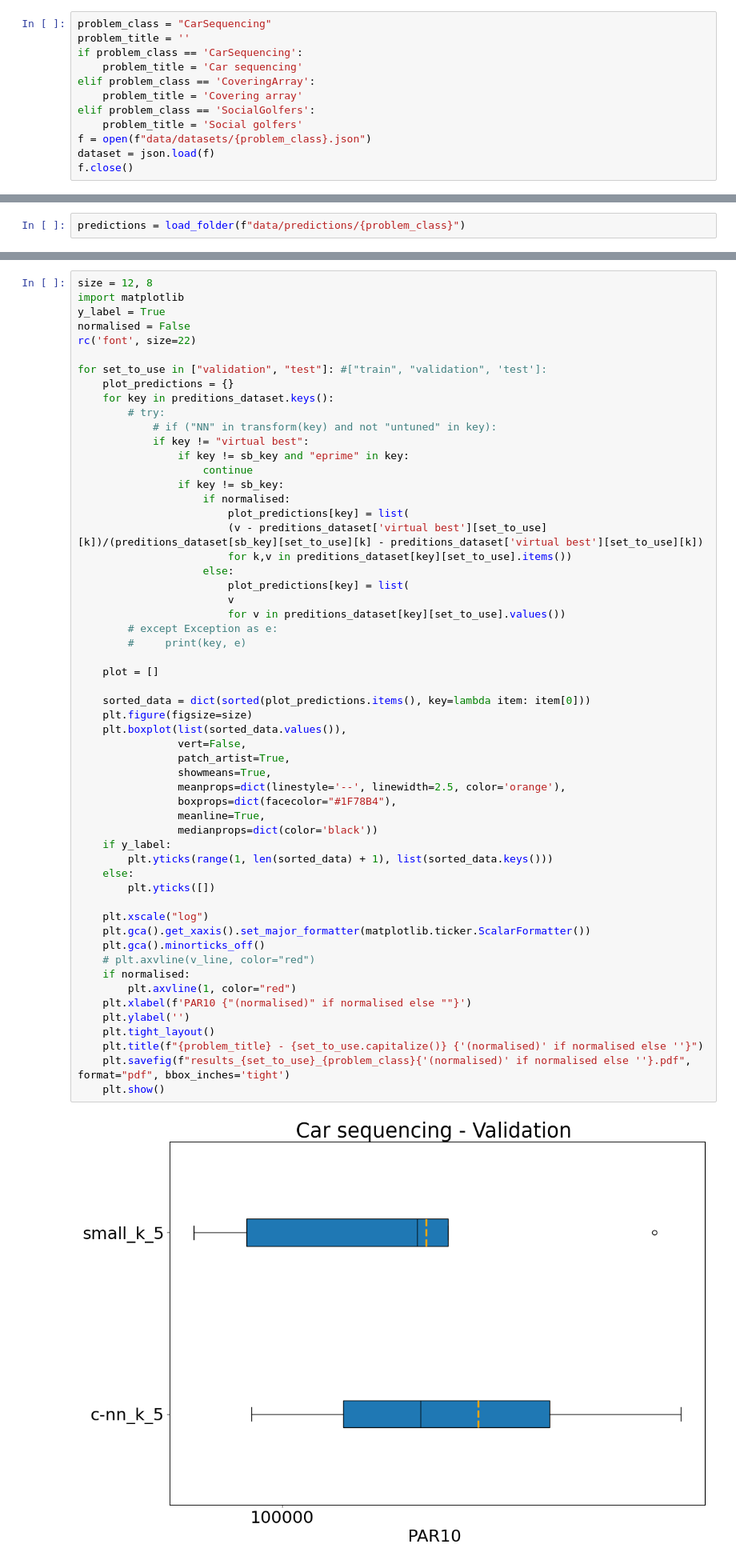
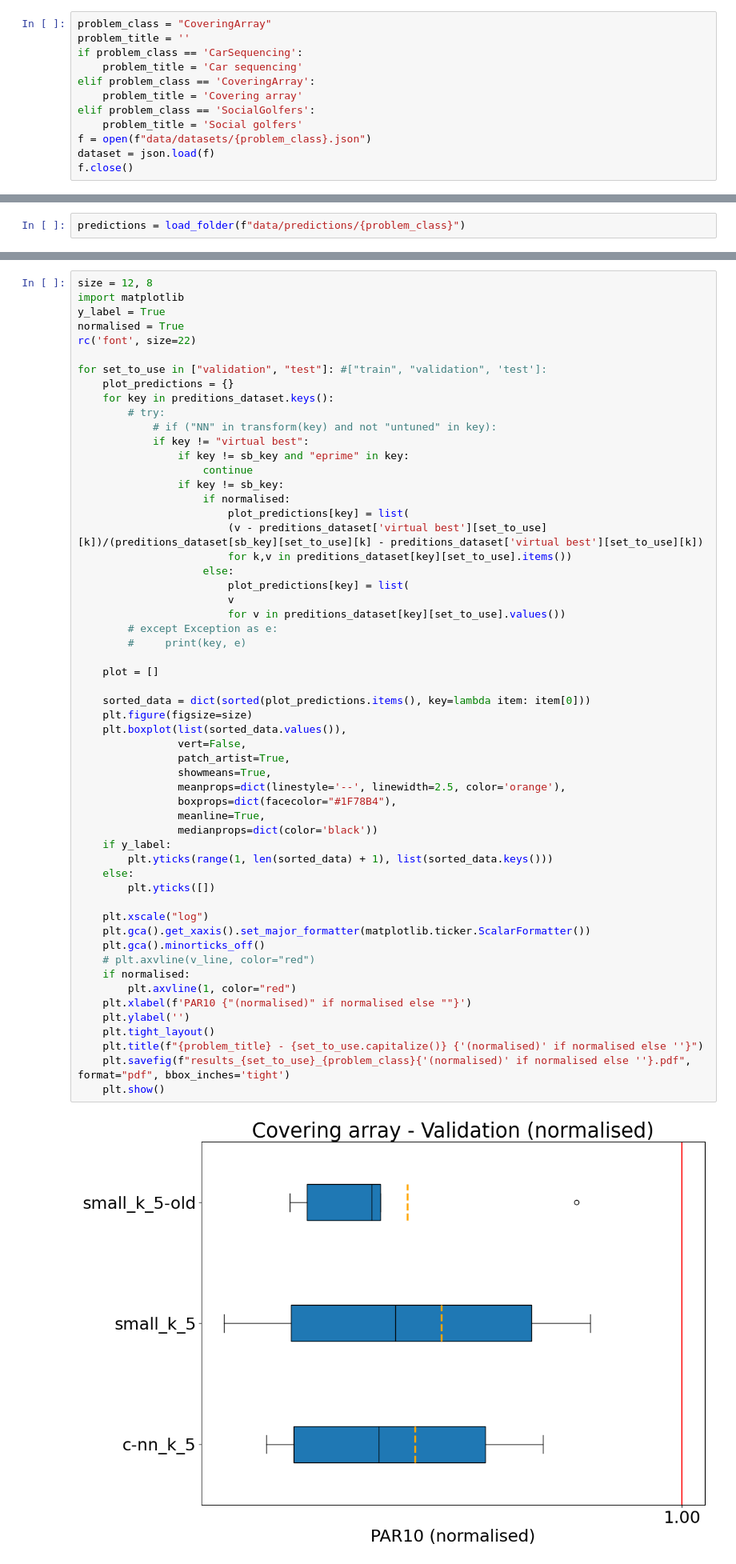
Before and after one commit to SeppiaBrilla/EFE_journal, a Jupyter notebook: analise.ipynb, the cells around one changed output, grey strips where cells are left out. Shown at 80% size. Saved outputs shown, nothing was run; the diff lists cells and outputs as text.

```diff
--- a/analise.ipynb
+++ b/analise.ipynb
@@ -6,7 +6,7 @@ import numpy as np
 import matplotlib.pyplot as plt
 from matplotlib import rc
 # %%
-problem_class = "CarSequencing"
+problem_class = "CoveringArray"
 problem_title = ''
 if problem_class == 'CarSequencing':
     problem_title = 'Car sequencing'
@@ -149,7 +145,7 @@ min(preditions_dataset['small_k_5']['test'].items(), key= lambda x: x[1])
 size = 12, 8
 import matplotlib
 y_label = True
-normalised = False
+normalised = True
 rc('font', size=22)
 
 for set_to_use in ["validation", "test"]: #["train", "validation", 'test']:
@@ -175,31 +171,31 @@ for set_to_use in ["validation", "test"]: #["train", "validation", 'test']:
     plot = []
 
     sorted_data = dict(sorted(plot_predictions.items(), key=lambda item: item[0]))
     plt.figure(figsize=size)
     plt.boxplot(list(sorted_data.values()),
                 vert=False,
                 patch_artist=True,
                 showmeans=True,
                 meanprops=dict(linestyle='--', linewidth=2.5, color='orange'),
                 boxprops=dict(facecolor="#1F78B4"),
                 meanline=True,
                 medianprops=dict(color='black'))
     if y_label:
         plt.yticks(range(1, len(sorted_data) + 1), list(sorted_data.keys()))
     else:
         plt.yticks([])
 
     plt.xscale("log")
     plt.gca().get_xaxis().set_major_formatter(matplotlib.ticker.ScalarFormatter())
     plt.gca().minorticks_off()
     # plt.axvline(v_line, color="red")
     if normalised:
         plt.axvline(1, color="red")
     plt.xlabel(f'PAR10 {"(normalised)" if normalised else ""}')
     plt.ylabel('')
     plt.tight_layout()
     plt.title(f"{problem_title} - {set_to_use.capitalize()} {'(normalised)' if normalised else ''}")
     plt.savefig(f"results_{set_to_use}_{problem_class}{'(normalised)' if normalised else ''}.pdf", format="pdf", bbox_inches='tight')
     plt.show()
 # %% [output]
-[figure, old version]
+[figure, new version]
```
Also changed, not shown: parts of 4 cells of this notebook, 17 other files.
